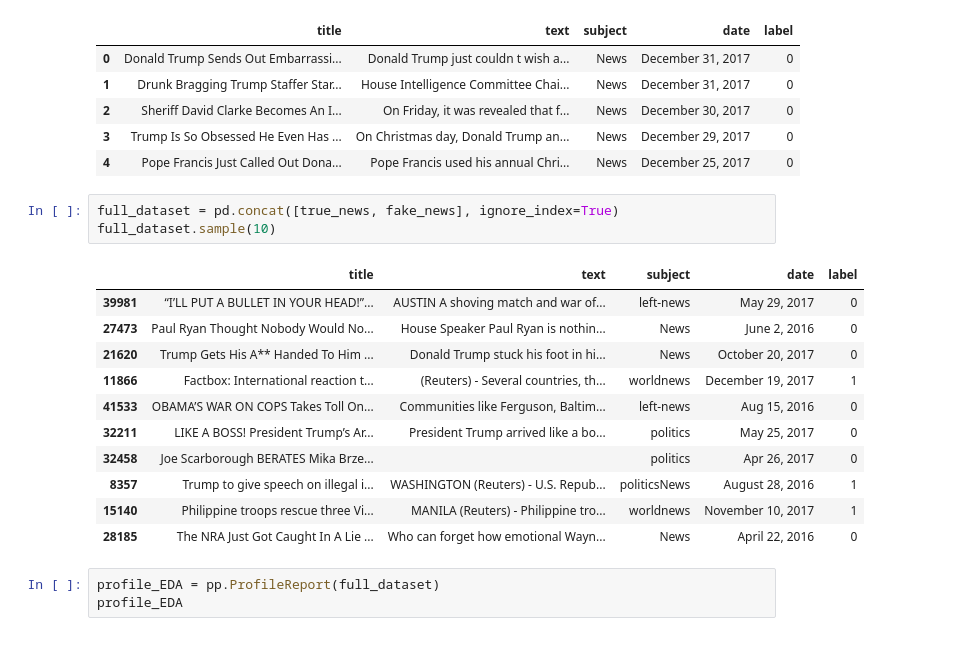
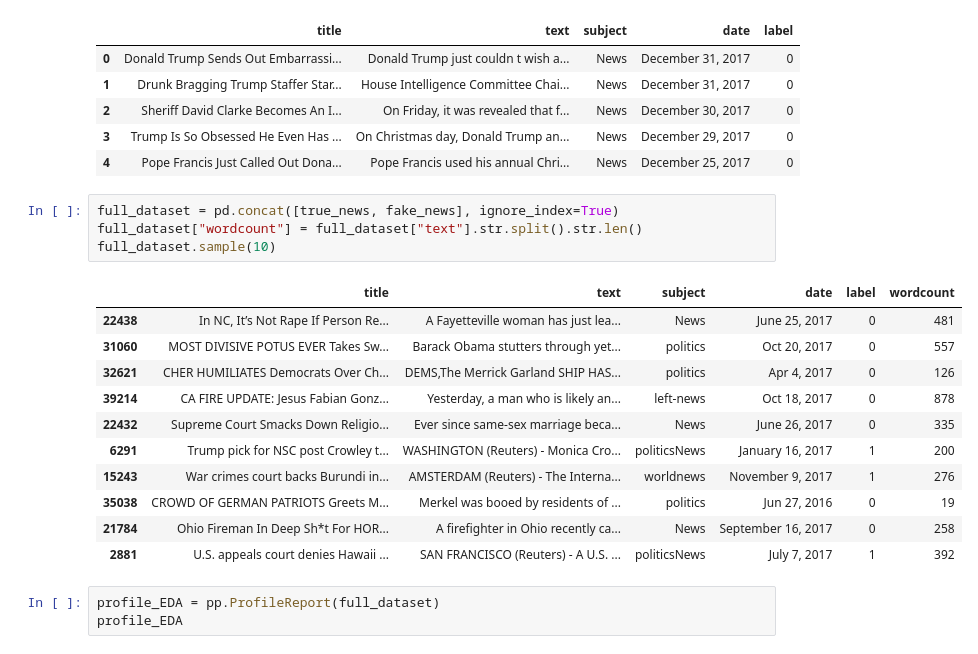
Before and after one commit to reformedgamer/classifying_fake_news, a Jupyter notebook: main.ipynb, the cells around one changed output. Drawn from its saved outputs; the diff is of its cells as text.

```diff
--- a/main.ipynb
+++ b/main.ipynb
@@ -53,19 +58,20 @@ fake_news.head()
 | 4 | Pope Francis Just Called Out Dona... | Pope Francis used his annual Chri... | News | December 25, 2017 | 0 |
 # %%
 full_dataset = pd.concat([true_news, fake_news], ignore_index=True)
+full_dataset["wordcount"] = full_dataset["text"].str.split().str.len()
 full_dataset.sample(10)
 # %% [output]
-|  | title | text | subject | date | label |
-| 39981 | “I’LL PUT A BULLET IN YOUR HEAD!”... | AUSTIN A shoving match and war of... | left-news | May 29, 2017 | 0 |
-| 27473 | Paul Ryan Thought Nobody Would No... | House Speaker Paul Ryan is nothin... | News | June 2, 2016 | 0 |
-| 21620 | Trump Gets His A** Handed To Him ... | Donald Trump stuck his foot in hi... | News | October 20, 2017 | 0 |
-| 11866 | Factbox: International reaction t... | (Reuters) - Several countries, th... | worldnews | December 19, 2017 | 1 |
-| 41533 | OBAMA’S WAR ON COPS Takes Toll On... | Communities like Ferguson, Baltim... | left-news | Aug 15, 2016 | 0 |
-| 32211 | LIKE A BOSS! President Trump’s Ar... | President Trump arrived like a bo... | politics | May 25, 2017 | 0 |
-| 32458 | Joe Scarborough BERATES Mika Brze... |  | politics | Apr 26, 2017 | 0 |
-| 8357 | Trump to give speech on illegal i... | WASHINGTON (Reuters) - U.S. Repub... | politicsNews | August 28, 2016 | 1 |
-| 15140 | Philippine troops rescue three Vi... | MANILA (Reuters) - Philippine tro... | worldnews | November 10, 2017 | 1 |
-| 28185 | The NRA Just Got Caught In A Lie ... | Who can forget how emotional Wayn... | News | April 22, 2016 | 0 |
+|  | title | text | subject | date | label | wordcount |
+| 22438 | In NC, It’s Not Rape If Person Re... | A Fayetteville woman has just lea... | News | June 25, 2017 | 0 | 481 |
+| 31060 | MOST DIVISIVE POTUS EVER Takes Sw... | Barack Obama stutters through yet... | politics | Oct 20, 2017 | 0 | 557 |
+| 32621 | CHER HUMILIATES Democrats Over Ch... | DEMS,The Merrick Garland SHIP HAS... | politics | Apr 4, 2017 | 0 | 126 |
+| 39214 | CA FIRE UPDATE: Jesus Fabian Gonz... | Yesterday, a man who is likely an... | left-news | Oct 18, 2017 | 0 | 878 |
+| 22432 | Supreme Court Smacks Down Religio... | Ever since same-sex marriage beca... | News | June 26, 2017 | 0 | 335 |
+| 6291 | Trump pick for NSC post Crowley t... | WASHINGTON (Reuters) - Monica Cro... | politicsNews | January 16, 2017 | 1 | 200 |
+| 15243 | War crimes court backs Burundi in... | AMSTERDAM (Reuters) - The Interna... | worldnews | November 9, 2017 | 1 | 276 |
+| 35038 | CROWD OF GERMAN PATRIOTS Greets M... | Merkel was booed by residents of ... | politics | Jun 27, 2016 | 0 | 19 |
+| 21784 | Ohio Fireman In Deep Sh*t For HOR... | A firefighter in Ohio recently ca... | News | September 16, 2017 | 0 | 258 |
+| 2881 | U.S. appeals court denies Hawaii ... | SAN FRANCISCO (Reuters) - A U.S. ... | politicsNews | July 7, 2017 | 1 | 392 |
 # %%
 profile_EDA = pp.ProfileReport(full_dataset)
 profile_EDA
```
Also changed, not shown: parts of 19 cells of this notebook.
